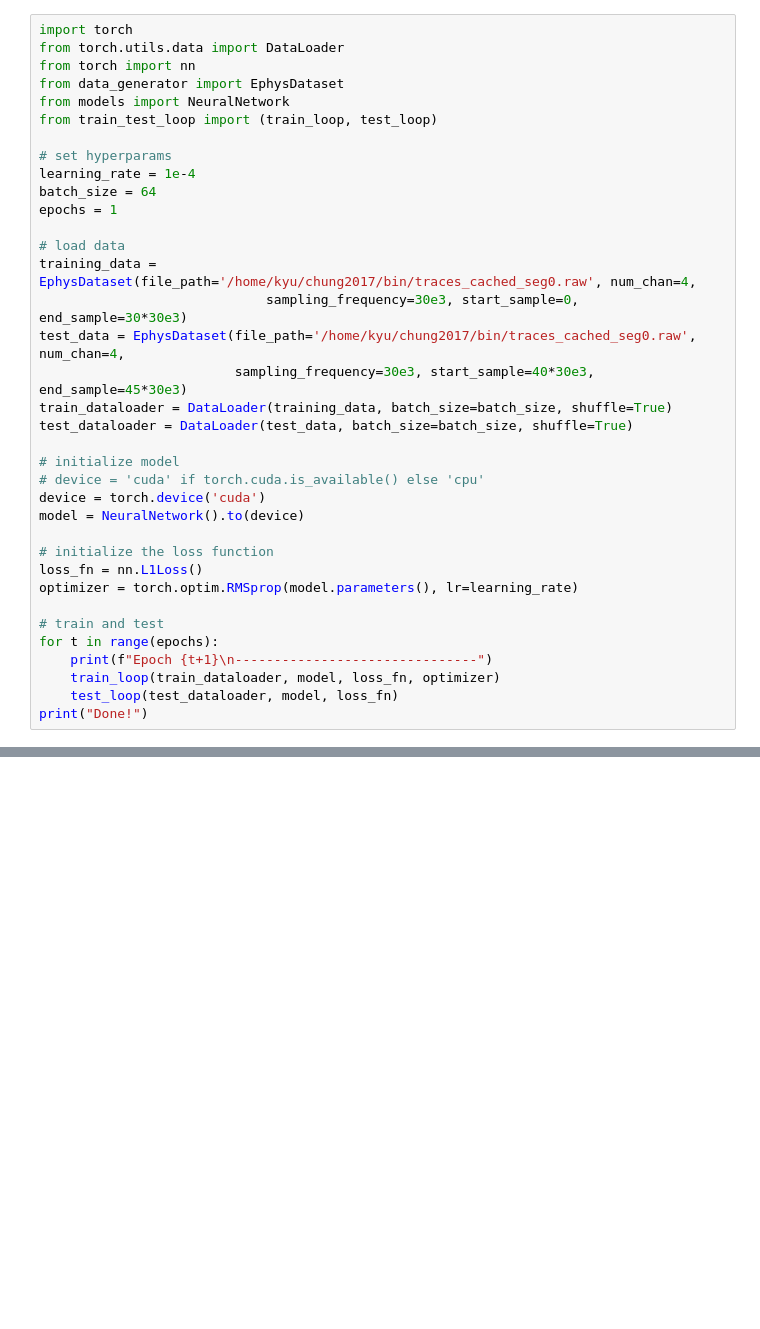
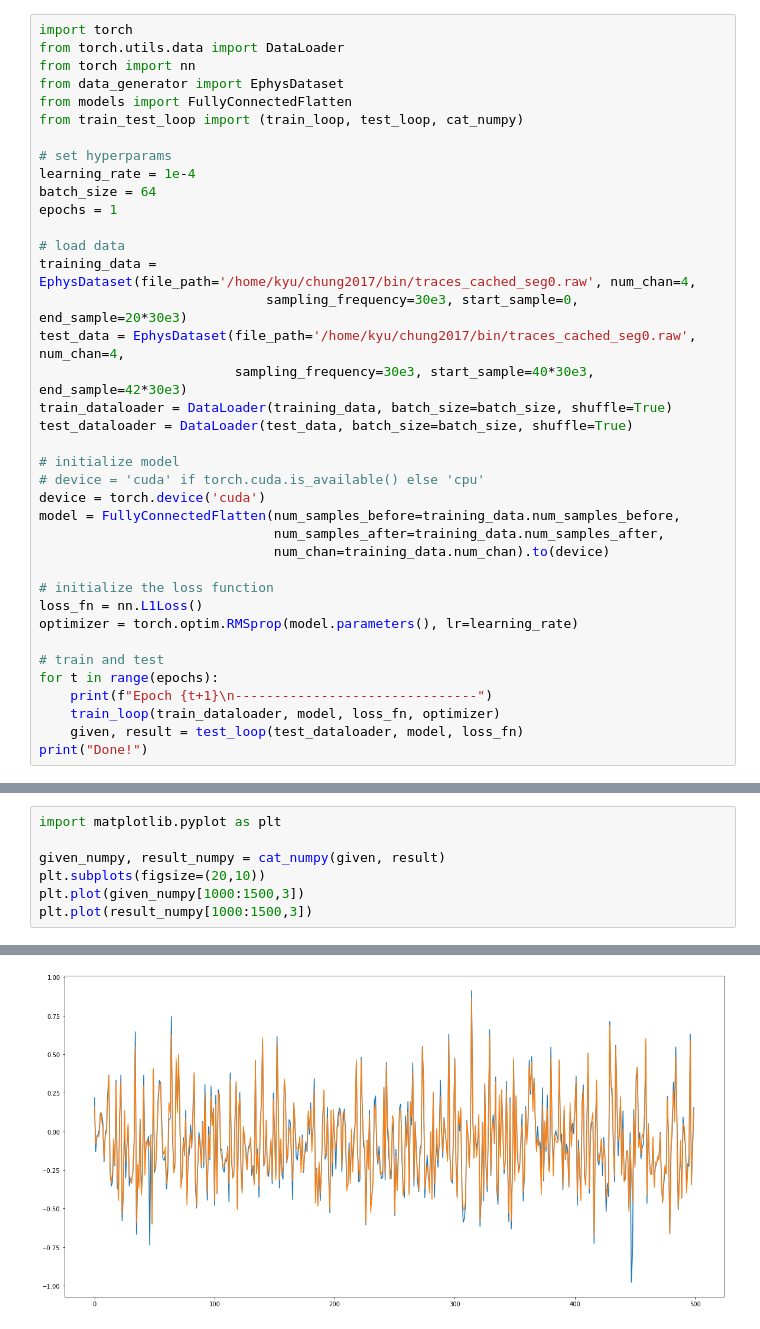
Before and after one commit to khl02007/deepinterp_torch, a Jupyter notebook: test.ipynb, the cells around one changed output, grey strips where cells are left out. Saved outputs shown, nothing was run; the diff lists cells and outputs as text; blank space fills up the shorter version.

```diff
--- a/test.ipynb
+++ b/test.ipynb
@@ -3,8 +3,8 @@ import torch
 from torch.utils.data import DataLoader
 from torch import nn
 from data_generator import EphysDataset
-from models import NeuralNetwork
-from train_test_loop import (train_loop, test_loop)
+from models import FullyConnectedFlatten
+from train_test_loop import (train_loop, test_loop, cat_numpy)
 
 # set hyperparams
 learning_rate = 1e-4
@@ -13,16 +13,18 @@ epochs = 1
 
 # load data
 training_data = EphysDataset(file_path='/home/kyu/chung2017/bin/traces_cached_seg0.raw', num_chan=4,
-                             sampling_frequency=30e3, start_sample=0, end_sample=30*30e3)
+                             sampling_frequency=30e3, start_sample=0, end_sample=20*30e3)
 test_data = EphysDataset(file_path='/home/kyu/chung2017/bin/traces_cached_seg0.raw', num_chan=4,
-                         sampling_frequency=30e3, start_sample=40*30e3, end_sample=45*30e3)
+                         sampling_frequency=30e3, start_sample=40*30e3, end_sample=42*30e3)
 train_dataloader = DataLoader(training_data, batch_size=batch_size, shuffle=True)
 test_dataloader = DataLoader(test_data, batch_size=batch_size, shuffle=True)
 
 # initialize model
 # device = 'cuda' if torch.cuda.is_available() else 'cpu'
 device = torch.device('cuda')
-model = NeuralNetwork().to(device)
+model = FullyConnectedFlatten(num_samples_before=training_data.num_samples_before,
+                              num_samples_after=training_data.num_samples_after,
+                              num_chan=training_data.num_chan).to(device)
 
 # initialize the loss function
 loss_fn = nn.L1Loss()
@@ -32,7 +34,7 @@ optimizer = torch.optim.RMSprop(model.parameters(), lr=learning_rate)
 for t in range(epochs):
     print(f"Epoch {t+1}\n-------------------------------")
     train_loop(train_dataloader, model, loss_fn, optimizer)
-    test_loop(test_dataloader, model, loss_fn)
+    given, result = test_loop(test_dataloader, model, loss_fn)
 print("Done!")
 # %% [output]
 Epoch 1
@@ -53,2 +55,10 @@ Test Error:
 
 Done!
+# %%
+import matplotlib.pyplot as plt
+
+given_numpy, result_numpy = cat_numpy(given, result)
+plt.subplots(figsize=(20,10))
+plt.plot(given_numpy[1000:1500,3])
+plt.plot(result_numpy[1000:1500,3])
+# %% [output]
@@ -54,0 +66 @@ Done!
+[figure, added]
```
Also changed, not shown: parts of 2 cells of this notebook, 3 other files.
